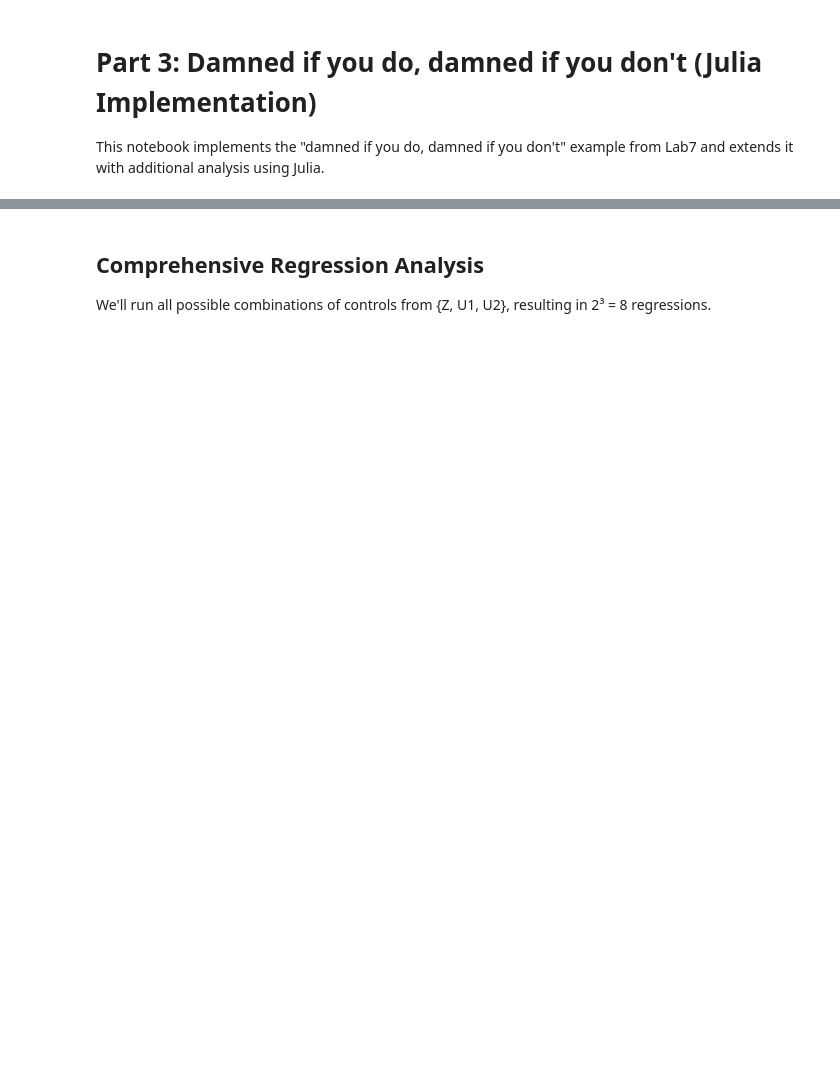
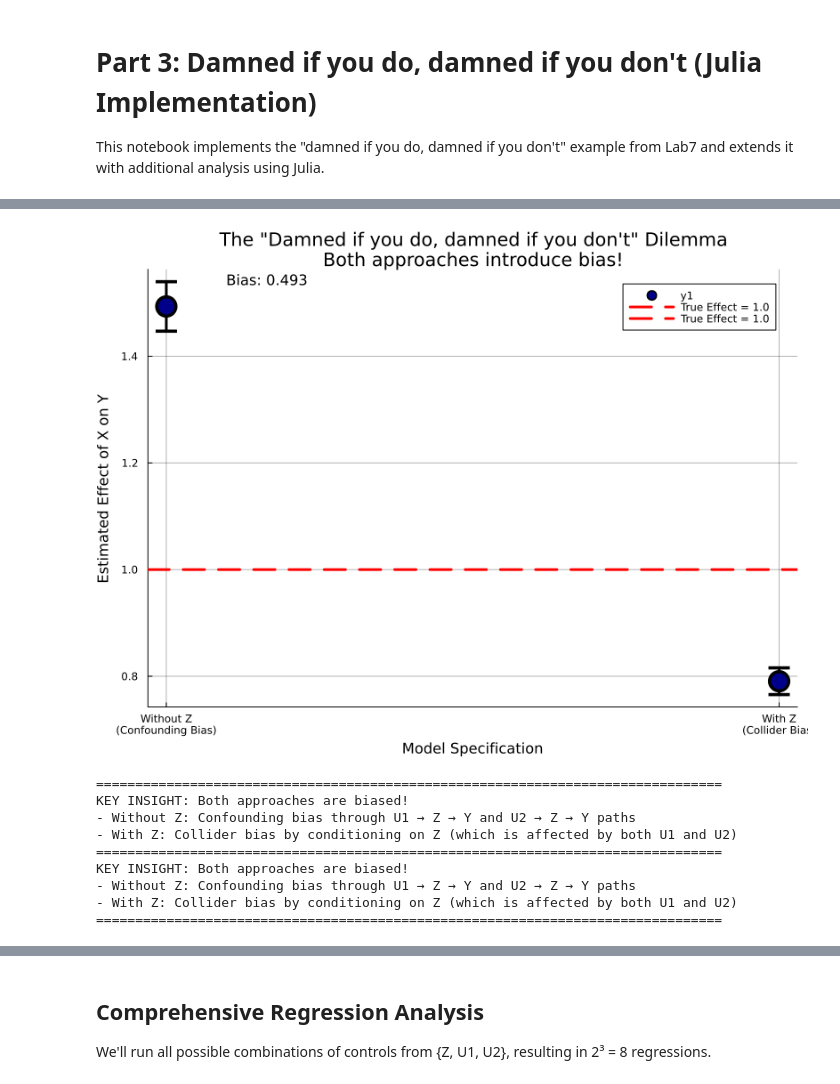
Before and after one commit to gsaco/DAGs_CausalML, a Jupyter notebook: Julia/scripts/Part3_Julia.ipynb, the cells around one changed output, grey strips where cells are left out. Cells and saved outputs as stored; diff of their text form; code cells hidden in the pictures; blank space fills up the shorter version.

```diff
--- a/Julia/scripts/Part3_Julia.ipynb
+++ b/Julia/scripts/Part3_Julia.ipynb
@@ -348,0 +205,51 @@ Data summary:
+# %%
+# Plot coefficients to visualize the dilemma
+results = DataFrame(
+    Model = ["Without Z\n(Confounding Bias)", "With Z\n(Collider Bias)"],
+    Coefficient = [coef1, coef2],
+    CI_Lower = [ci1[1], ci2[1]],
+    CI_Upper = [ci1[2], ci2[2]],
+    Bias = [coef1 - true_effect, coef2 - true_effect]
+)
+
+error_lower = results.Coefficient .- results.CI_Lower
+error_upper = results.CI_Upper .- results.Coefficient
+
+p = scatter([1, 2], results.Coefficient,
+           yerror=(error_lower, error_upper),
+           xlabel="Model Specification",
+           ylabel="Estimated Effect of X on Y",
+           title="The \"Damned if you do, damned if you don't\" Dilemma\nBoth approaches introduce bias!",
+           xticks=([1, 2], results.Model),
+           markersize=12,
+           markerstrokewidth=3,
+           color=:darkblue,
+           size=(800, 600),
+           legend=false,
+           grid=true,
+           gridwidth=1,
+           gridalpha=0.3)
+
+# Add true effect line
+hline!(p, [true_effect], color=:red, linestyle=:dash, linewidth=3,
+       label="True Effect = $true_effect")
+
+# Add bias annotations
+annotate!(p, 1.1, coef1 + 0.05, text("Bias: $(round(results.Bias[1], digits=3))",
+         :black, 11, :left, bbox=(facecolor=:yellow, alpha=0.7)))
+annotate!(p, 2.1, coef2 - 0.05, text("Bias: $(round(results.Bias[2], digits=3))",
+         :black, 11, :left, bbox=(facecolor=:yellow, alpha=0.7)))
+
+# Add legend
+plot!(p, [], [], color=:red, linestyle=:dash, linewidth=3,
+      label="True Effect = $true_effect", legend=:topright)
+
+display(p)
+savefig(p, joinpath(output_dir, "part3_damned_coefficients_Julia.png"))
+
+println("\n" * "="^80)
+println("KEY INSIGHT: Both approaches are biased!")
+println("- Without Z: Confounding bias through U1 → Z → Y and U2 → Z → Y paths")
+println("- With Z: Collider bias by conditioning on Z (which is affected by both U1 and U2)")
+println("="^80)
+# %% [output]
@@ -348,0 +260,10 @@ Data summary:
+[figure, added]
+================================================================================
+KEY INSIGHT: Both approaches are biased!
+- Without Z: Confounding bias through U1 → Z → Y and U2 → Z → Y paths
+- With Z: Collider bias by conditioning on Z (which is affected by both U1 and U2)
+================================================================================
+KEY INSIGHT: Both approaches are biased!
+- Without Z: Confounding bias through U1 → Z → Y and U2 → Z → Y paths
+- With Z: Collider bias by conditioning on Z (which is affected by both U1 and U2)
+================================================================================
```
Also changed, not shown: parts of 24 cells of this notebook, 40 other files.
